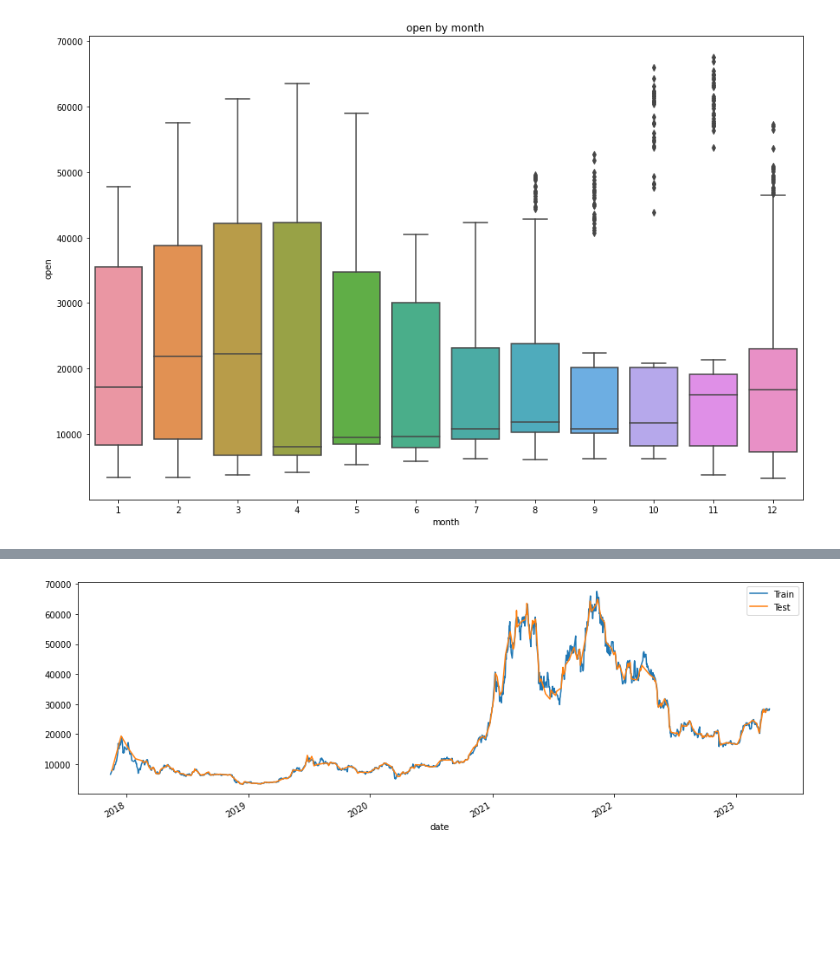
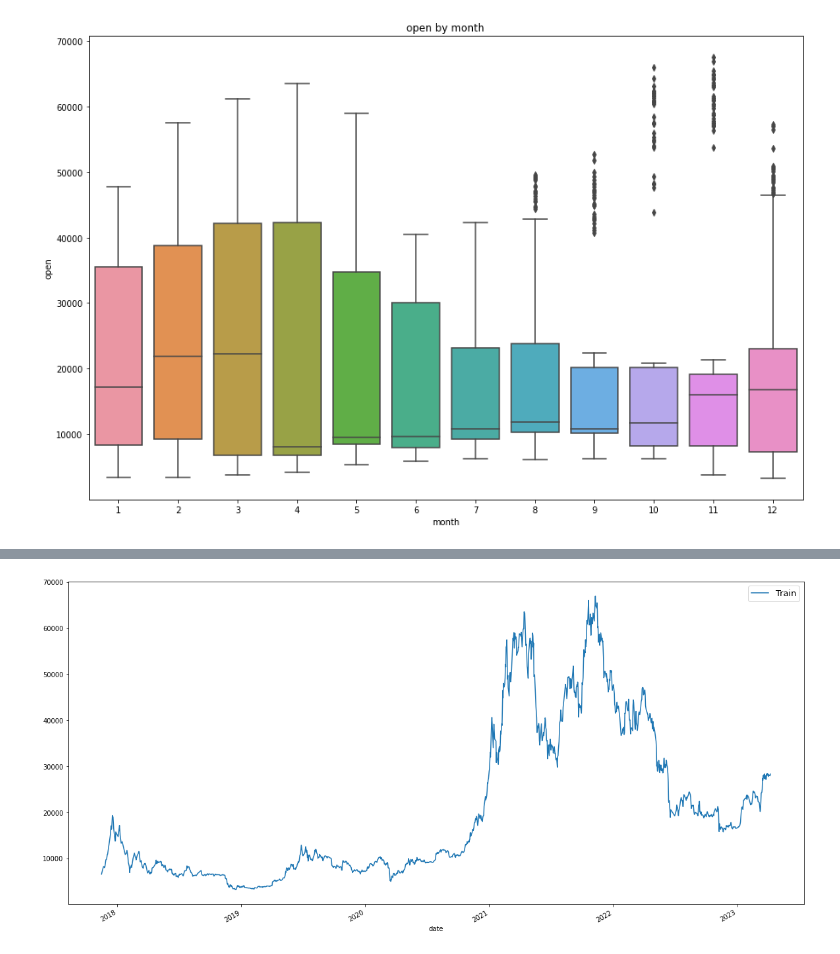
Before and after one commit to Mierva/ElonsCryptoEffect, a Jupyter notebook: main.ipynb, the cells around one changed output, grey strips where cells are left out. Drawn from its saved outputs; the diff is of its cells as text; code cells hidden in the pictures; blank space fills up the shorter version.

```diff
--- a/main.ipynb
+++ b/main.ipynb
@@ -147,12 +254,12 @@ df
 # %%
 import matplotlib.pyplot as plt
 
 
-fig, ax = plt.subplots(figsize=(15,5))
+fig, ax = plt.subplots(figsize=(20,10))
 X_train['open'].plot(ax=ax, label='Train set')
-X_test['open'].plot(ax=ax, label='Test set')
+# X_test['open'].plot(ax=ax, label='Test set')
 # ax.axvline('', color='black', ls='--')
-ax.legend(['Train','Test'])
+ax.legend(['Train','Test'], fontsize=13)
 plt.show()
 # %% [output]
-[figure, old version]
+[figure, new version]
```
Also changed, not shown: parts of 9 cells of this notebook, 4 other files.
